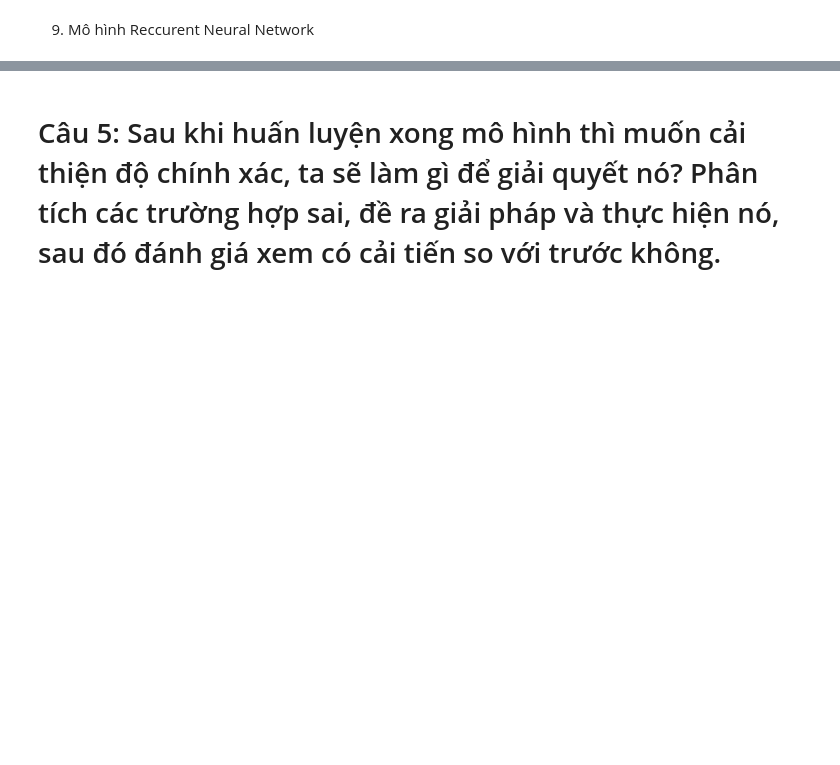
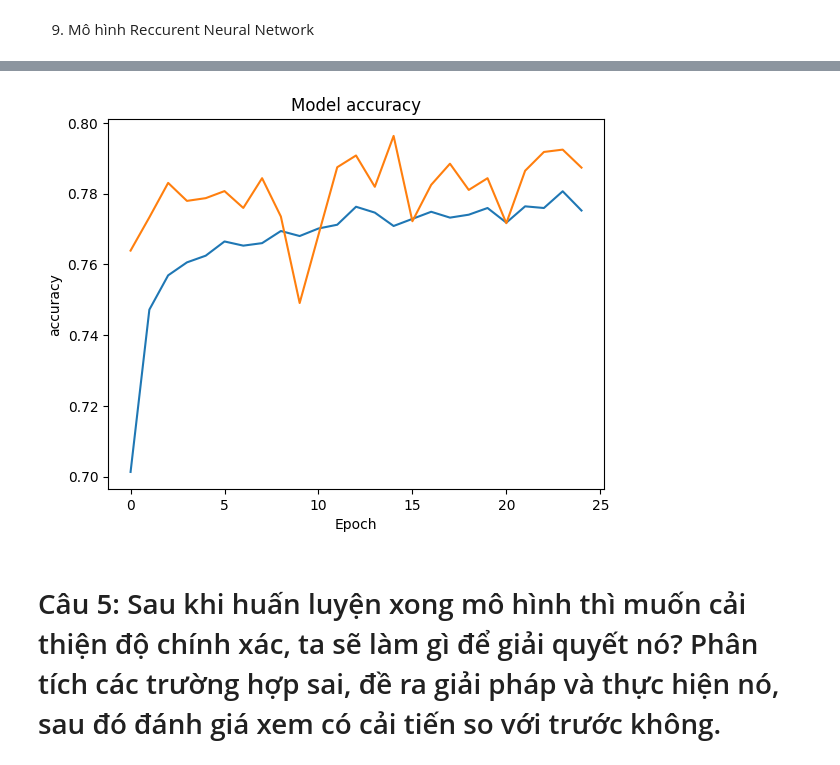
Before and after one commit to btla153/Final_Project_MachineLearning, a Jupyter notebook: Part2/Final_MachineLearning.ipynb, the cells around one changed output, grey strips where cells are left out. Saved outputs shown, nothing was run; the diff lists cells and outputs as text; code cells hidden in the pictures; blank space fills up the shorter version.

```diff
--- a/Part2/Final_MachineLearning.ipynb
+++ b/Part2/Final_MachineLearning.ipynb
@@ -1545,3 +1556,12 @@ plt.show()
+# %%
+plt.plot(history.history['accuracy'])
+plt.plot(history.history['val_accuracy'])
+plt.title('Model accuracy')
+plt.ylabel('accuracy')
+plt.xlabel('Epoch')
+plt.show()
+# %% [output]
+[figure, added]
 # %% [markdown]
 # Câu 5: Sau khi huấn luyện xong mô hình thì muốn cải thiện độ chính xác, ta sẽ làm gì để giải quyết nó? Phân tích các trường hợp sai, đề ra giải pháp và thực hiện nó, sau đó đánh giá xem có cải tiến so với trước không.
 # %% [markdown]
```
Also changed, not shown: parts of 30 cells of this notebook.
